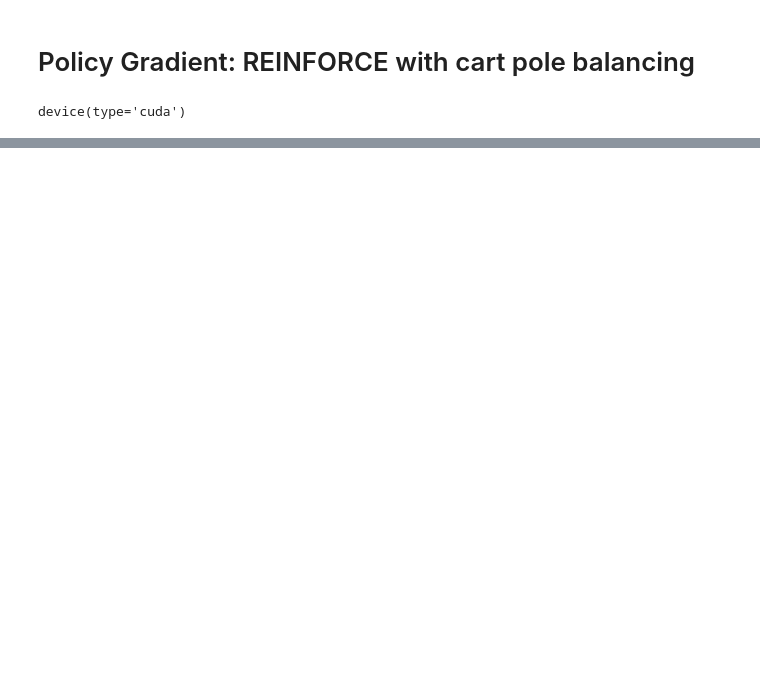
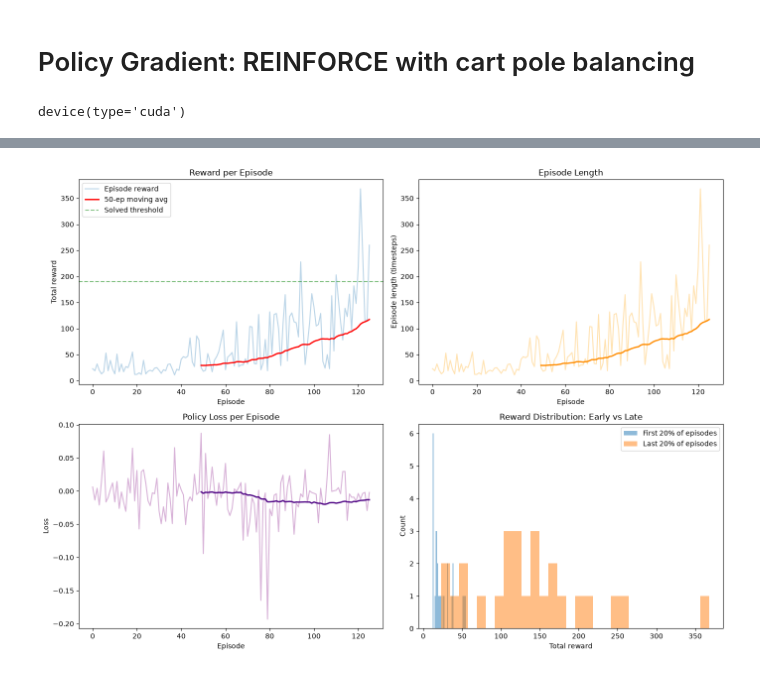
Before and after one commit to amosnyirenda123/Reinforcement-Learning, a Jupyter notebook: notebooks/policy-gradients-reinforce.ipynb, the cells around one changed output, grey strips where cells are left out. Drawn from its saved outputs; the diff is of its cells as text; code cells hidden in the pictures; blank space fills up the shorter version.

Commit message:
added visualizations

```diff
--- a/notebooks/policy-gradients-reinforce.ipynb
+++ b/notebooks/policy-gradients-reinforce.ipynb
@@ -73,3 +68,23 @@ class CartPoleAgent:
         self.optimizer.step()
 
         return loss.detach().cpu().numpy()
+# %%
+device = torch.device("cuda" if torch.cuda.is_available() else "cpu")
+
+env = gym.make('CartPole-v1')
+action_size = env.action_space.n
+state_size = env.observation_space.shape[0]
+
+seed = 31
+np.random.seed(seed)
+torch.manual_seed(seed)
+if torch.cuda.is_available():
+    torch.cuda.manual_seed(seed)
+    torch.cuda.manual_seed_all(seed)
+
+episodes = 5000
+hidden_size = 256
+learning_rate = 0.0005
+gamma = 0.98
+
+agent = CartPoleAgent(state_size, action_size, hidden_size, learning_rate, gamma)
@@ -75,0 +153,62 @@ class CartPoleAgent:
+# %%
+import matplotlib.pyplot as plt
+import numpy as np
+
+episodes_arr = np.array([r[0] for r in stats_rewards_list])
+rewards_arr  = np.array([r[1] for r in stats_rewards_list])
+lengths_arr  = np.array([r[2] for r in stats_rewards_list])
+losses_arr   = np.array(stats_loss_list)
+
+def moving_average(x, window=50):
+    if len(x) < window:
+        return x, np.arange(len(x))
+    ma = np.convolve(x, np.ones(window)/window, mode='valid')
+    return ma, np.arange(window - 1, len(x))
+
+fig, axes = plt.subplots(2, 2, figsize=(14, 10))
+
+# 1. Reward per episode + moving average
+ax = axes[0, 0]
+ax.plot(episodes_arr, rewards_arr, alpha=0.3, label='Episode reward')
+ma, ma_idx = moving_average(rewards_arr, window=50)
+ax.plot(episodes_arr[ma_idx], ma, color='red', linewidth=2, label='50-ep moving avg')
+ax.axhline(190, color='green', linestyle='--', alpha=0.5, label='Solved threshold')
+ax.set_xlabel('Episode')
+ax.set_ylabel('Total reward')
+ax.set_title('Reward per Episode')
+ax.legend()
+
+# 2. Episode length
+ax = axes[0, 1]
+ax.plot(episodes_arr, lengths_arr, alpha=0.3, color='orange')
+ma_len, ma_len_idx = moving_average(lengths_arr, window=50)
+ax.plot(episodes_arr[ma_len_idx], ma_len, color='darkorange', linewidth=2)
+ax.set_xlabel('Episode')
+ax.set_ylabel('Episode length (timesteps)')
+ax.set_title('Episode Length')
+
+# 3. Loss per episode
+ax = axes[1, 0]
+ax.plot(episodes_arr[:len(losses_arr)], losses_arr, alpha=0.3, color='purple')
+ma_loss, ma_loss_idx = moving_average(losses_arr, window=50)
+ax.plot(episodes_arr[:len(losses_arr)][ma_loss_idx], ma_loss, color='indigo', linewidth=2)
+ax.set_xlabel('Episode')
+ax.set_ylabel('Loss')
+ax.set_title('Policy Loss per Episode')
+
+# 4. Reward distribution: early vs late training
+ax = axes[1, 1]
+n = len(rewards_arr)
+early = rewards_arr[:n // 5] if n >= 5 else rewards_arr
+late = rewards_arr[-n // 5:] if n >= 5 else rewards_arr
+ax.hist(early, bins=30, alpha=0.5, label='First 20% of episodes')
+ax.hist(late, bins=30, alpha=0.5, label='Last 20% of episodes')
+ax.set_xlabel('Total reward')
+ax.set_ylabel('Count')
+ax.set_title('Reward Distribution: Early vs Late')
+ax.legend()
+
+plt.tight_layout()
+plt.show()
+# %% [output]
+[figure, added]
```
Also changed, not shown: parts of 4 cells of this notebook.
